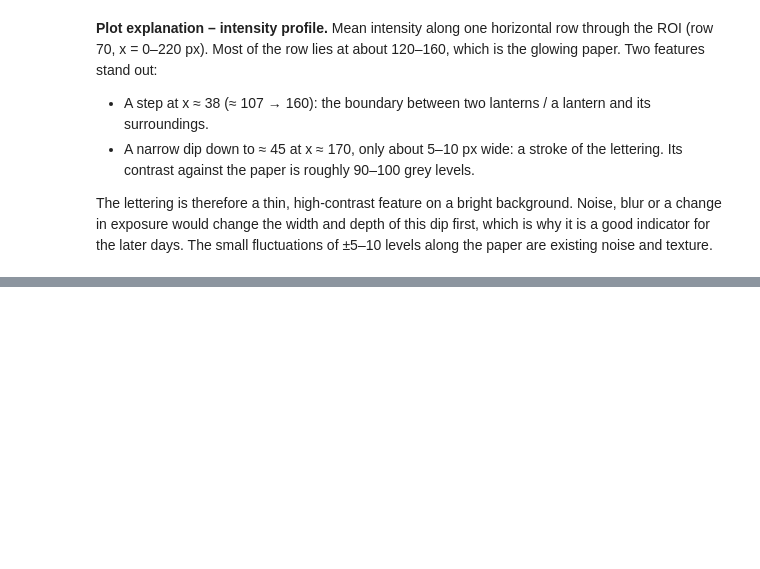
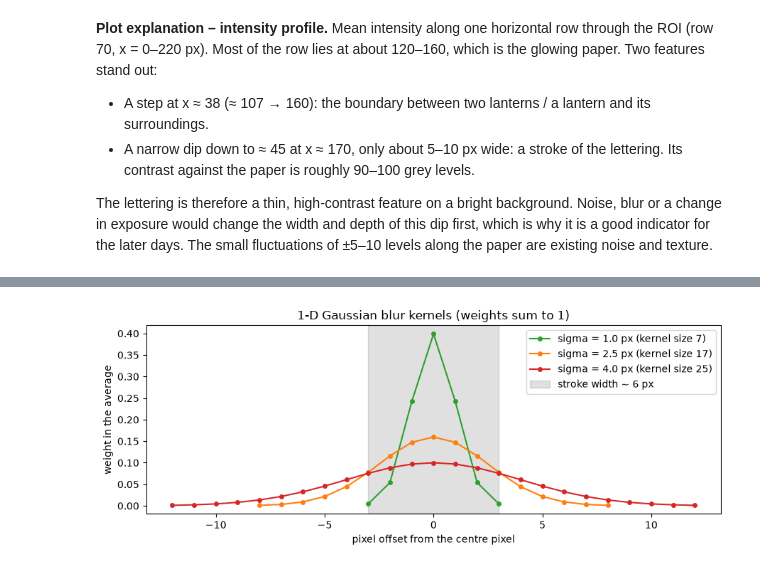
Before and after one commit to mischhart-bsc/image-processing, a Jupyter notebook: mc2_1_augmentation.ipynb, the cells around one changed output, grey strips where cells are left out. Drawn from its saved outputs; the diff is of its cells as text; code cells hidden in the pictures; blank space fills up the shorter version.

```diff
--- a/mc2_1_augmentation.ipynb
+++ b/mc2_1_augmentation.ipynb
@@ -135,0 +157,6 @@ Augmented images must remain plausible as real festival photos and must not chan
+# %%
+# Rough values read from the Day-1 intensity profile of the ROI (design inputs, not measurements)
+STROKE_WIDTH_PX = 6     # approx. width of one "ALSOK" stroke at half depth [px]
+STROKE_DEPTH    = 95    # approx. grey-level difference paper (~140) vs. stroke (~45)
+EXISTING_NOISE  = 5     # approx. +-5 grey-level texture noise already present on the paper
+print(f"stroke width ~ {STROKE_WIDTH_PX} px | stroke depth ~ {STROKE_DEPTH} levels | existing noise ~ {EXISTING_NOISE} levels")
@@ -135,0 +244,20 @@ Augmented images must remain plausible as real festival photos and must not chan
+# %%
+import numpy as np
+
+def gaussian_kernel_1d(sigma):
+    # Sampled, normalised 1-D Gaussian (formula only; not applied to any image).
+    k = 2 * int(np.ceil(3 * sigma)) + 1
+    x = np.arange(k) - k // 2
+    g = np.exp(-x**2 / (2 * sigma**2))
+    return x, g / g.sum()
+
+fig, ax = plt.subplots(figsize=(9, 3.6))
+for s, c in zip([1.0, 2.5, 4.0], ["tab:green", "tab:orange", "tab:red"]):
+    x, g = gaussian_kernel_1d(s)
+    ax.plot(x, g, "o-", color=c, ms=4, label=f"sigma = {s} px (kernel size {len(x)})")
+ax.axvspan(-STROKE_WIDTH_PX / 2, STROKE_WIDTH_PX / 2, color="black", alpha=0.12, label=f"stroke width ~ {STROKE_WIDTH_PX} px")
+ax.set_xlabel("pixel offset from the centre pixel"); ax.set_ylabel("weight in the average")
+ax.set_title("1-D Gaussian blur kernels (weights sum to 1)"); ax.legend()
+plt.tight_layout(); plt.show()
+# %% [output]
+[figure, added]
```
Also changed, not shown: parts of 34 cells of this notebook.
